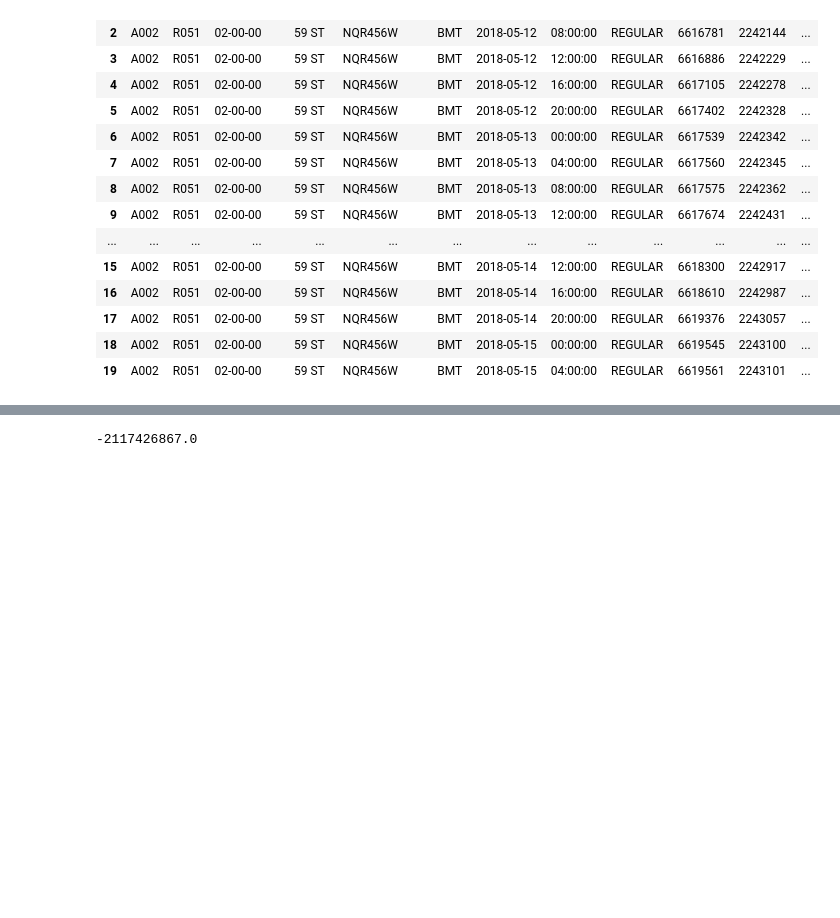
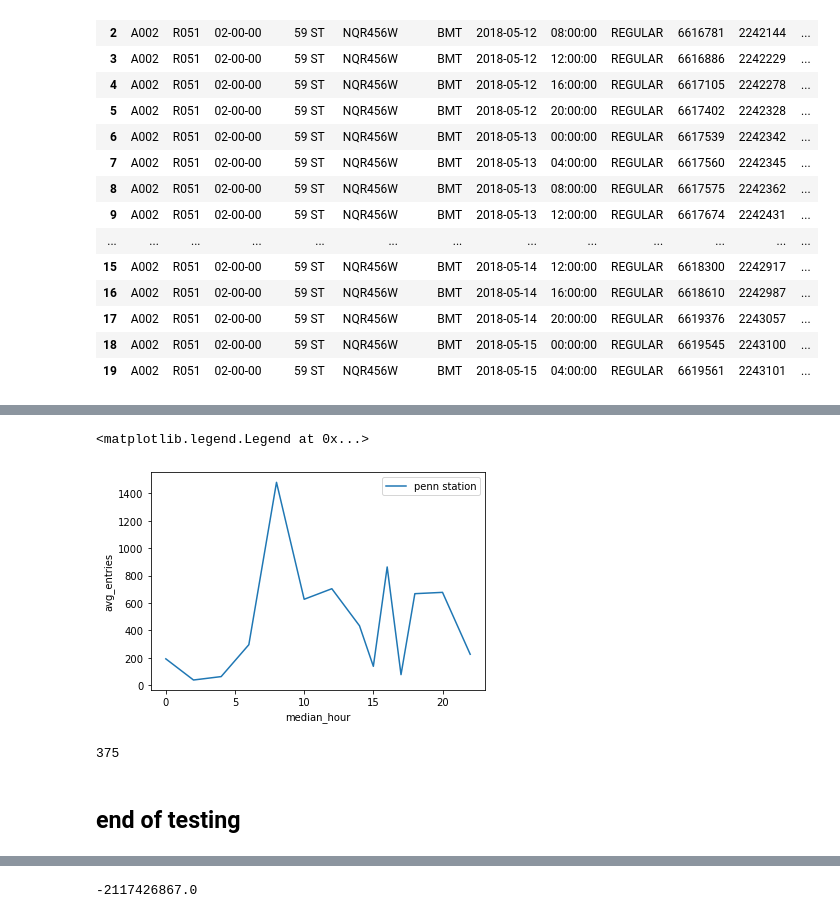
Before and after one commit to abarela13/onl_ds5_project_1, a Jupyter notebook: minimun_analysis_mta.ipynb, the cells around one changed output, grey strips where cells are left out. Drawn from its saved outputs; the diff is of its cells as text; code cells hidden in the pictures; blank space fills up the shorter version.

```diff
--- a/minimun_analysis_mta.ipynb
+++ b/minimun_analysis_mta.ipynb
@@ -135,0 +318,4 @@ mta_2018_df.head(20)
+# %%
+penn_test = penn_filter2.groupby(["day_of_week","median_hour"]).mean()
+penn_avgbyhour = pd.DataFrame(penn_test.groupby('median_hour').sum()).reset_index()
+penn_avgbyhour
@@ -136 +338,13 @@ mta_2018_df.head(20)
+# %%
+ax = sns.lineplot(x='median_hour', y= 'avg_entries', data = penn_avgbyhour, label='penn station')
+ax.legend()
+# %% [output]
+<matplotlib.legend.Legend at 0x...>
+[figure, added]
+# %%
+mta_2018_df.STATION.nunique()
+# %% [output]
+375
+# %% [markdown]
+## end of testing
 # %%
```
Also changed, not shown: parts of 26 cells of this notebook, 2 other files.
